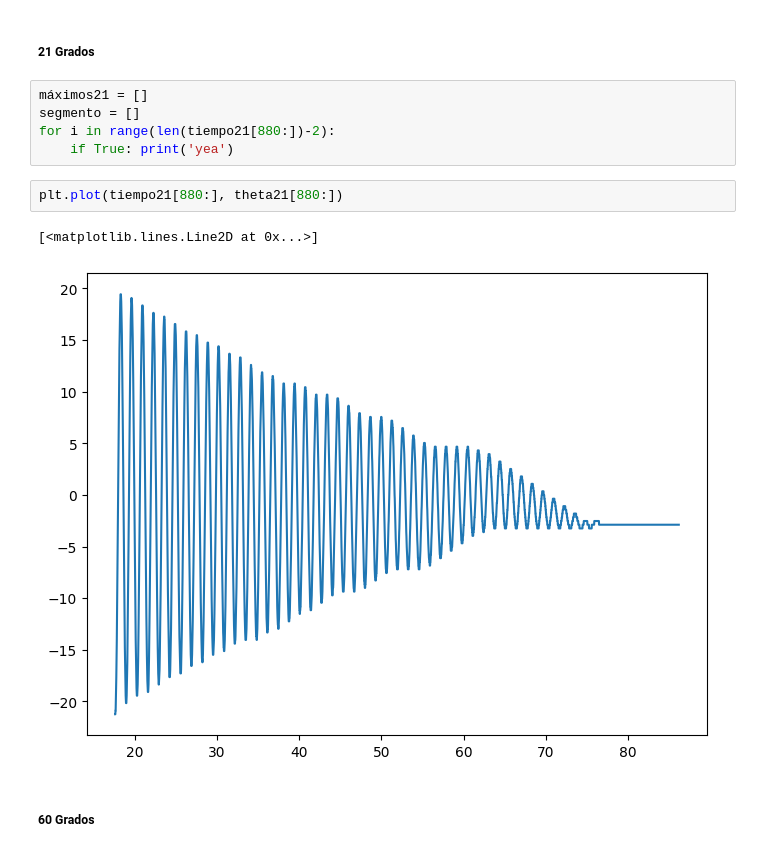
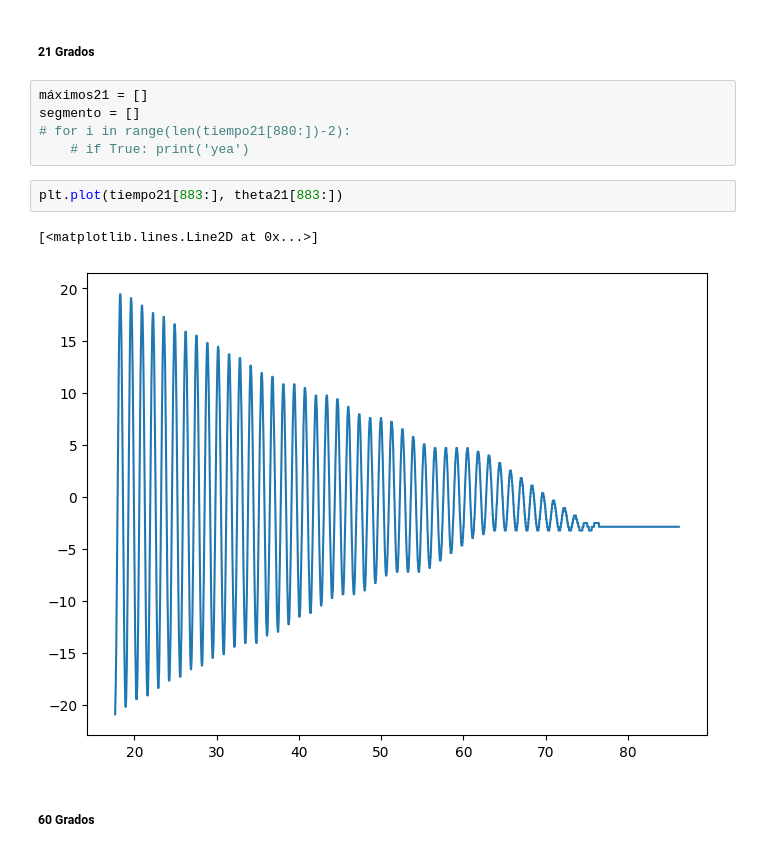
Before and after one commit to otarola-joaquin/Trabajos-varios-8vo-semestre, a Jupyter notebook: Sistemas de Control/Lab 1/cálculos.ipynb, the cells around one changed output. Cells and saved outputs as stored; diff of their text form.

```diff
--- a/Sistemas de Control/Lab 1/cálculos.ipynb
+++ b/Sistemas de Control/Lab 1/cálculos.ipynb
@@ -84,13 +102,13 @@ plt.rcParams['figure.figsize'] = [8,6]
 # %%
 máximos21 = []
 segmento = []
-for i in range(len(tiempo21[880:])-2):
-    if True: print('yea')
+# for i in range(len(tiempo21[880:])-2):
+    # if True: print('yea')
 # %%
-plt.plot(tiempo21[880:], theta21[880:])
+plt.plot(tiempo21[883:], theta21[883:])
 # %% [output]
 [<matplotlib.lines.Line2D at 0x...>]
-[figure, old version]
+[figure, new version]
 # %% [markdown]
 ##### 60 Grados
 # %%
```
Also changed, not shown: parts of 14 cells of this notebook.
